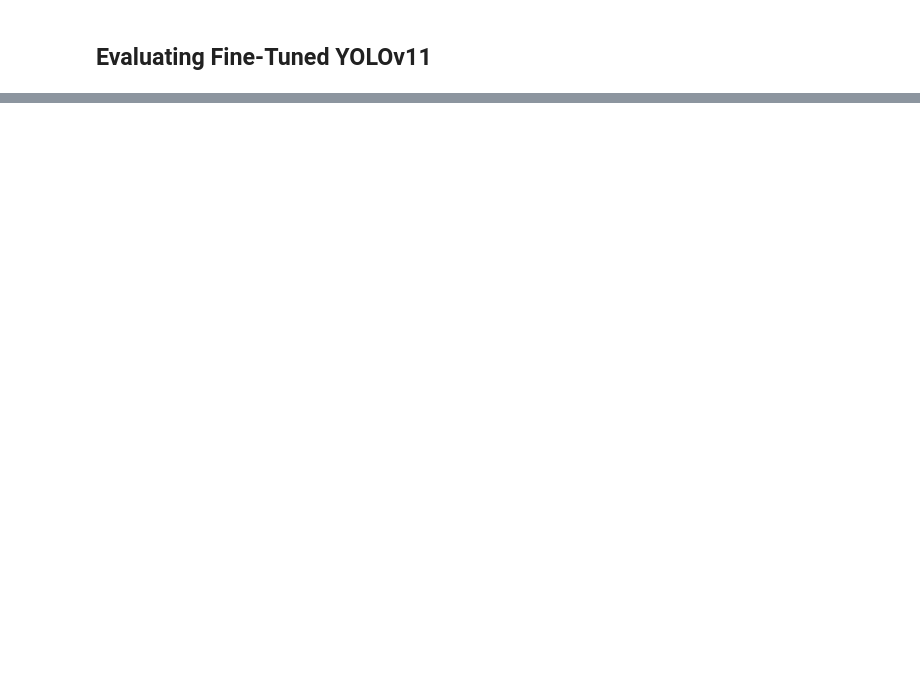
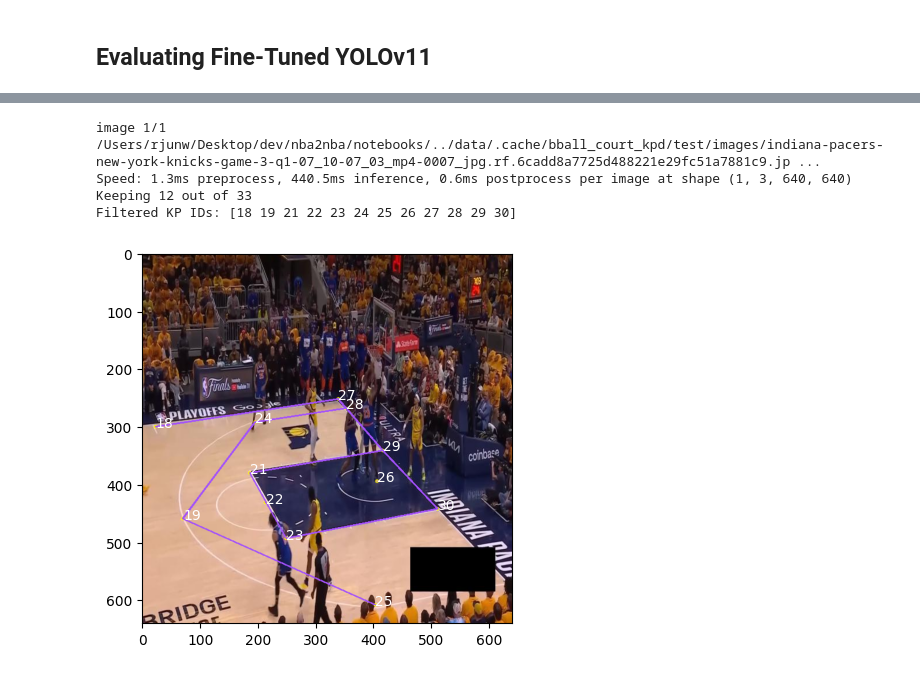
Before and after one commit to rjunw/nba2nba, a Jupyter notebook: notebooks/yolov11_kpd_finetuning.ipynb, the cells around one changed output, grey strips where cells are left out. Drawn from its saved outputs; the diff is of its cells as text; code cells hidden in the pictures; blank space fills up the shorter version.

Commit message:
kpd finetuned + court coords

```diff
--- a/notebooks/yolov11_kpd_finetuning.ipynb
+++ b/notebooks/yolov11_kpd_finetuning.ipynb
@@ -13,8 +13,12 @@ from pathlib import Path
 from dotenv import load_dotenv
 
 # data deps
+import cv2
+import matplotlib.pyplot as plt
+import numpy as np
 from roboflow import Roboflow
 from PIL import Image
+from court import Court
 
 # model deps
 import supervision as sv
@@ -31,7 +35,7 @@ ROBOFLOW_API_KEY = os.getenv("ROBOFLOW_API_KEY")
 
 # model vars
 LOAD_MODEL = True
-YOLOv11x_CHECKPOINT = "../models/weights/yolov11x_kpd/checkpoint_best_total.pth"
+YOLOv11x_CHECKPOINT = "../models/weights/yolov11x_kpd/checkpoint_best_total.pt"
 
 # mlflow
 mlflow.set_tracking_uri("sqlite:///../mlflow.db")
@@ -68,13 +67,13 @@ loading Roboflow project...
 YOLOv11 has it's own formatting to use (not COCO). You can download the Roboflow dataset directly in YOLOv8 format and train, or you can use ultralytics JSON2YOLO to convert COCO format to YOLO.
 # %%
 train_config = {
-    "epochs": 100,
+    "epochs": 300,
     "imgsz": 640
 }
 
 if LOAD_MODEL and Path(YOLOv11x_CHECKPOINT).is_file():
     print("Loading model from checkpoint weights")
-    model = YOLO(YOLOv11x_CHECKPOINT)
+    model = YOLO(YOLOv11x_CHECKPOINT, task='pose')
 else:
     mlflow.set_experiment("yolov11_kpd_finetuning")
     print("Finetuning model from COCO pre-trained weights")
@@ -93,0 +203,70 @@ else:
+# %%
+for i in range(5):
+    image_court = Court()
+    # pick a test image
+    random_file = os.listdir(f"{str(train_data_path)}/test/images")[i]
+    file_name = os.path.join(f"{str(train_data_path)}/test/images", random_file)
+
+    # kpd using trained model
+    results = model(file_name)
+
+    # get kp object via supervision
+    key_points = sv.KeyPoints.from_ultralytics(results[0])
+
+    # filter out low confidence key points
+    kp_to_keep = key_points.confidence > 0.5
+
+    # build a filtered key point object
+    kp_ids = np.array([i for i in range(key_points.confidence.shape[1])])[kp_to_keep.flatten()]
+
+    # filter down edge list to what we have
+    image_court.kp_edge_list = [(edge[0]+1, edge[1]+1) for edge in image_court.kp_edge_list if edge[0] in set(kp_ids) and edge[1] in set(kp_ids)]
+
+    kp_thresholded = key_points.xy[kp_to_keep]
+    kp_confidence_thresholded = key_points.confidence[kp_to_keep]
+    thresholded_key_points = sv.KeyPoints(
+        xy=kp_thresholded.reshape(-1,*kp_thresholded.shape),
+        class_id=key_points.class_id,
+        confidence=kp_confidence_thresholded.reshape(-1,*kp_confidence_thresholded.shape)
+    )
+
+    print(f"Keeping {len(kp_thresholded)} out of {key_points.xy.shape[1]}")
+    print(f"Filtered KP IDs: {kp_ids}")
+
+    # just plotting stuff
+    annotated_frame = cv2.imread(file_name)
+
+    # annotate keypoints
+    vertex_annotator = sv.VertexAnnotator(radius=3, color=sv.Color.YELLOW)
+    annotated_frame = vertex_annotator.annotate(
+        scene=annotated_frame,
+        key_points=thresholded_key_points)
+
+    # annotate edges
+    edge_annotator = sv.EdgeAnnotator(thickness=2, edges=image_court.kp_edge_list)
+    annotated_frame = edge_annotator.annotate(
+        scene=annotated_frame,
+        key_points=key_points)
+
+    annotated_frame = sv.resize_image(
+        annotated_frame,
+        resolution_wh=(640, 640), # keep same as model input size for easier viz
+        keep_aspect_ratio=True
+    )
+
+    # convert to RGB
+    annotated_frame = cv2.cvtColor(annotated_frame, cv2.COLOR_BGR2RGB)
+
+    plt.imshow(annotated_frame)
+    # let's actually label each keypoint so i can make an edge-list mapping
+    reshaped_xy = thresholded_key_points.xy.reshape(-1, 2)
+    for i in range(len(kp_ids)):
+        xy = reshaped_xy[i]
+        plt.text(xy[0], xy[1], str(kp_ids[i]), color='white')
+    plt.show()
+# %% [output]
+image 1/1 /Users/rjunw/Desktop/dev/nba2nba/notebooks/../data/.cache/bball_court_kpd/test/images/indiana-pacers-new-york-knicks-game-3-q1-07_10-07_03_mp4-0007_jpg.rf.6cadd8a7725d488221e29fc51a7881c9.jp ...
+Speed: 1.3ms preprocess, 440.5ms inference, 0.6ms postprocess per image at shape (1, 3, 640, 640)
+Keeping 12 out of 33
+Filtered KP IDs: [18 19 21 22 23 24 25 26 27 28 29 30]
+[figure, added]
```
Also changed, not shown: parts of 11 cells of this notebook, 2 other files.
